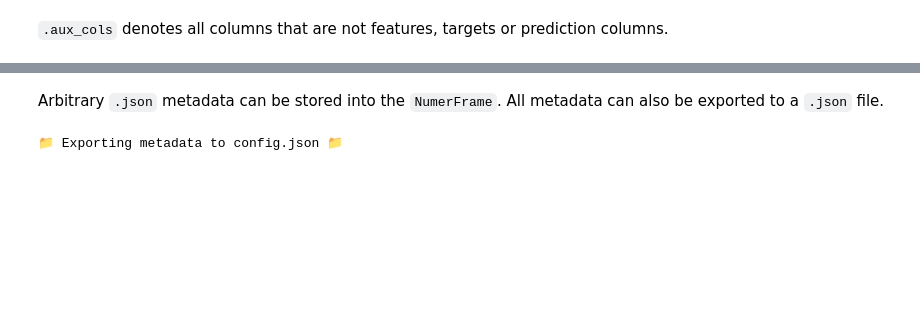
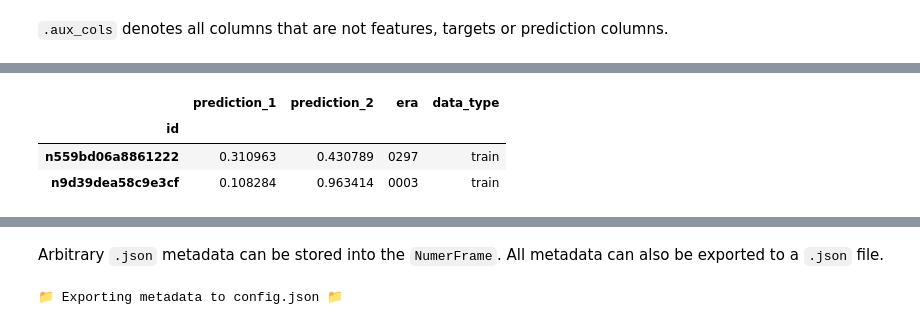
Before and after one commit to crowdcent/numerblox, a Jupyter notebook: nbs/02_numerframe.ipynb, the cells around one changed output, grey strips where cells are left out. Cells and saved outputs as stored; diff of their text form; code cells hidden in the pictures; blank space fills up the shorter version.

Commit message:
get prediction aux data

```diff
--- a/nbs/02_numerframe.ipynb
+++ b/nbs/02_numerframe.ipynb
@@ -148,6 +148,11 @@ class NumerFrame(pd.DataFrame):
         """ All columns that are not features, targets or predictions. """
         return self.get_column_selection(cols=self.aux_cols)
 
+    @property
+    def get_prediction_aux_data(self):
+        """ All predictions columns and aux columns (for ensembling, etc.). """
+        return self.get_column_selection(cols=self.prediction_cols+self.aux_cols)
+
     def get_pattern_data(self, pattern: str):
         """
         Get columns based on pattern (for example '_20' to get all 20-day Numerai targets).
@@ -425,3 +430,6 @@ num_dataf.get_aux_data.head(2)
 | n559bd06a8861222 | 0297 | train |
 | n9d39dea58c9e3cf | 0003 | train |
 [interactive output not drawn]
+# %%
+num_dataf['prediction_1'] = np.random.uniform(size=len(num_dataf))
+num_dataf['prediction_2'] = np.random.uniform(size=len(num_dataf))
@@ -427,0 +440,2 @@ num_dataf.get_aux_data.head(2)
+# %%
+num_dataf = NumerFrame(num_dataf)
@@ -427,0 +452,7 @@ num_dataf.get_aux_data.head(2)
+# %%
+num_dataf.get_prediction_aux_data.head(2)
+# %% [output]
+|  | prediction_1 | prediction_2 | era | data_type |
+| id |  |  |  |  |
+| n559bd06a8861222 | 0.310963 | 0.430789 | 0297 | train |
+| n9d39dea58c9e3cf | 0.108284 | 0.963414 | 0003 | train |
```
Also changed, not shown: parts of 15 cells of this notebook, 5 other files.
